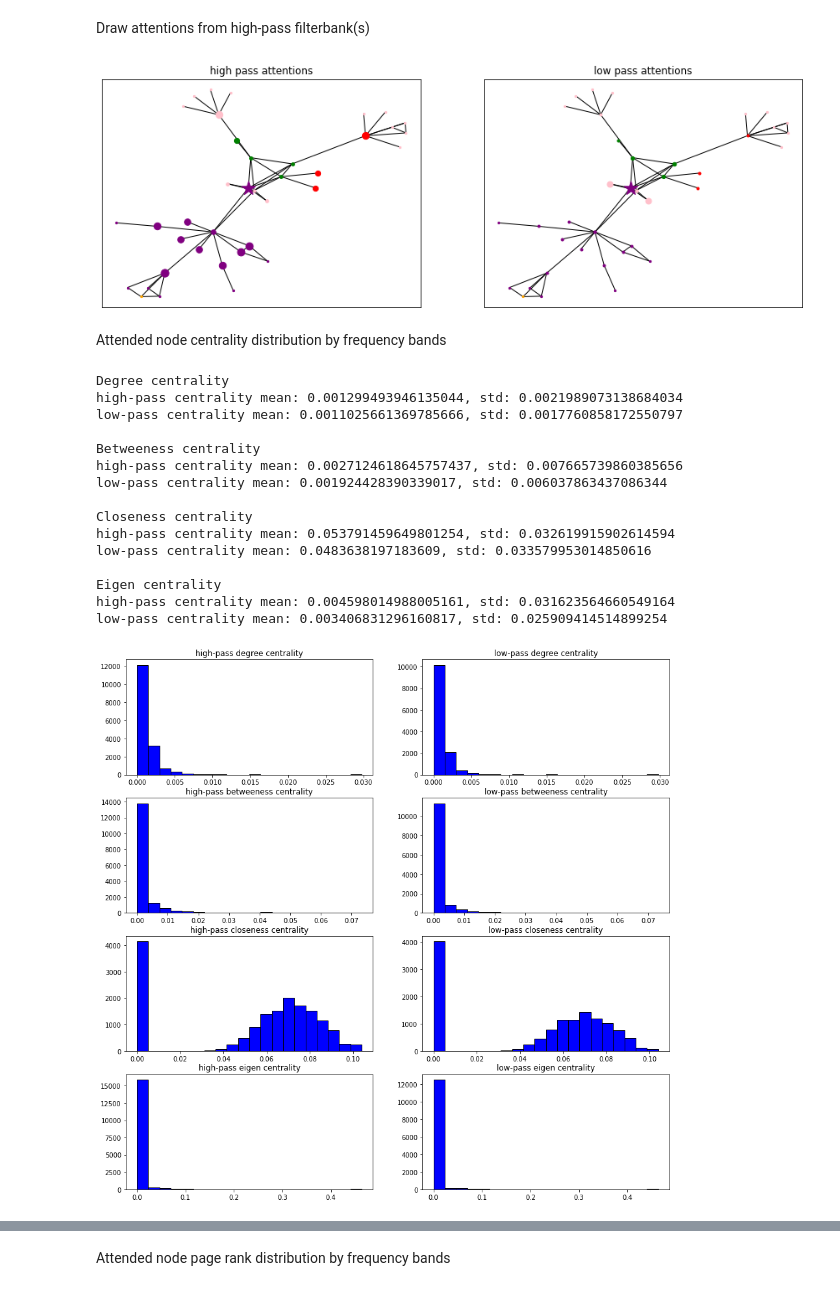
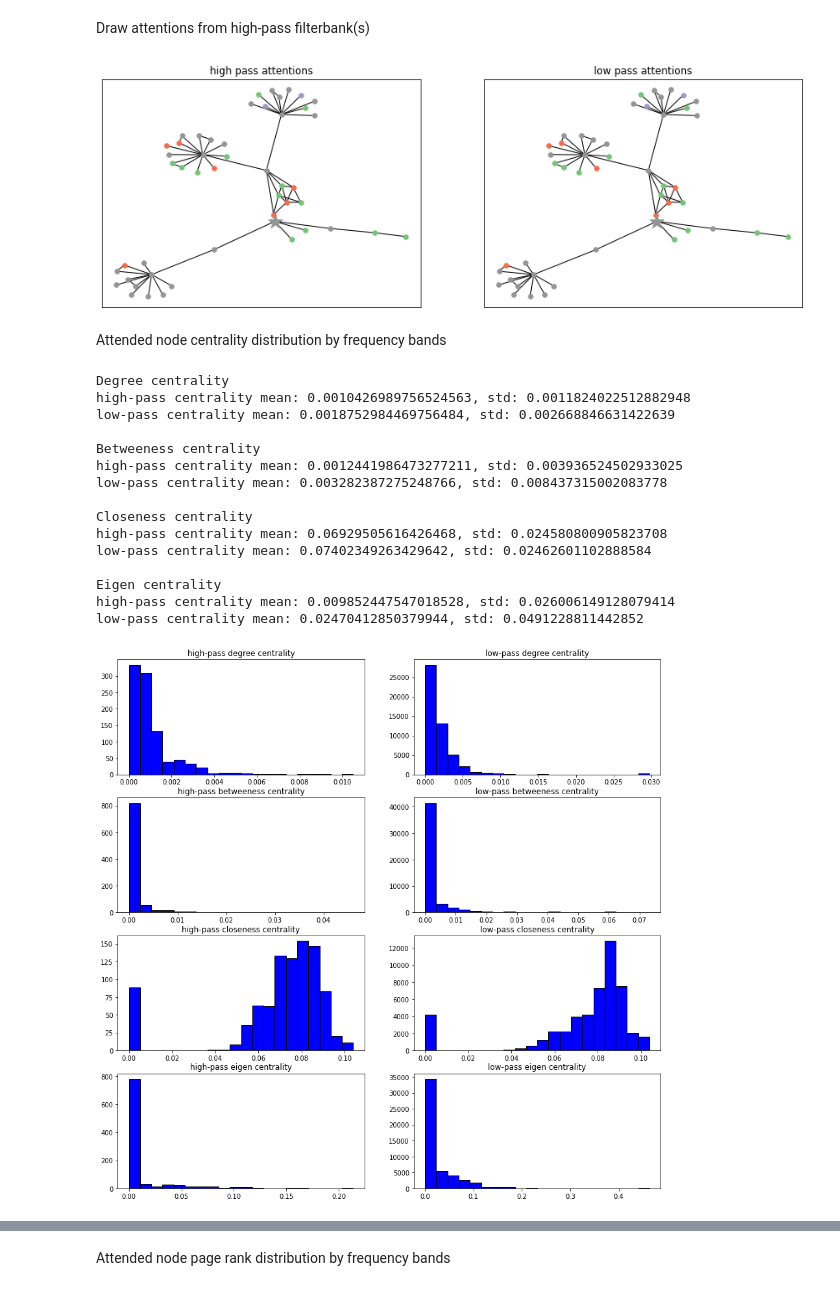
Before and after one commit to seanli3/asgat, a Jupyter notebook: citation/citeseer_frequency_analysis.ipynb, the cells around one changed output, grey strips where cells are left out. Drawn from its saved outputs; the diff is of its cells as text; code cells hidden in the pictures.

Commit message:
Fix bug in calculating attentions

```diff
--- a/citation/citeseer_frequency_analysis.ipynb
+++ b/citation/citeseer_frequency_analysis.ipynb
@@ -134,7 +134,7 @@ class Net(torch.nn.Module):
         return F.log_softmax(x, dim=1), attentions_1, attentions_2
 
 
-dataset = get_planetoid_dataset(dataset_name, normalize_features, edge_dropout=edge_dropout,
+dataset = get_dataset(dataset_name, normalize_features, edge_dropout=edge_dropout,
                                 node_feature_dropout=node_feature_dropout)
 if cuda:
     dataset[0].to('cuda')
@@ -172,11 +172,11 @@ class SingleNet(torch.nn.Module):
 # %% [markdown]
 Load trained model and evaluate
 # %%
-# model = Net(dataset)
-# model.load_state_dict(torch.load('./model/best_{}_gpu.pkl'.format(dataset_name),  map_location={'cuda:0': 'cpu'}))
+model = Net(dataset)
+model.load_state_dict(torch.load('./model/best_{}_gpu.pkl'.format(dataset_name),  map_location={'cuda:0': 'cpu'}))
 
-model = SingleNet(dataset)
-model.load_state_dict(torch.load('./model/best_{}_single_layer.pkl'.format(dataset_name)))
+# model = SingleNet(dataset)
+# model.load_state_dict(torch.load('./model/best_{}_single_layer.pkl'.format(dataset_name)))
 
 filter_kernel = model.analysis.filter_kernel
 
@@ -341,11 +533,11 @@ Draw attentions from high-pass filterbank(s)
 low_attentions = torch.stack(low_att1, 0).sum(0)
 high_attentions = torch.stack(high_att1, 0).sum(0)
 
-index = 0
+index = 7
 node = high_not_low_correct_nodes[index].item()
 # node = low_not_high_correct_nodes[2].item()
+900411171521
 
-node_colors = {0: 'red', 1: 'orange', 2: 'purple', 3: 'lime', 4: 'pink', 5: 'green', 6: 'black'}
 Gego = nx.ego_graph(G, node, 3)
 nodePos = nx.layout.spring_layout(Gego)
 
@@ -357,9 +549,9 @@ for n in Gego.nodes:
     nx.draw_networkx_nodes(Gego, nodePos,
                            ax=ax1,
                            nodelist=[n],
-                           node_color=node_colors[dataset[0].y[n].item()],
+                           node_color=[node_colors[dataset[0].y[n].item()](0.5)],
                            node_shape="*" if n == node else "o",
-                           node_size=300 if n == node else torch.exp(high_attentions[node, n]*4).clamp(max=300, min=5))
+                           node_size=300 if n == node else (high_attentions[node, n]*50).clamp(max=400, min=30))
 nx.draw_networkx_edges(Gego,nodePos, linewidths=0.5, ax=ax1)
 
 ax2 = plt.subplot(1, 2, 2)
@@ -369,14 +561,14 @@ for n in Gego.nodes:
     nx.draw_networkx_nodes(Gego, nodePos,
                            ax=ax2,
                            nodelist=[n],
-                           node_color=node_colors[dataset[0].y[n].item()],
+                           node_color=[node_colors[dataset[0].y[n].item()](0.5)],
                            node_shape="*" if n == node else "o",
-                           node_size=300 if n == node else torch.exp(low_attentions[node, n]*4).clamp(max=300, min=5))
+                           node_size=300 if n == node else (low_attentions[node, n]*50).clamp(max=400, min=30))
 nx.draw_networkx_edges(Gego,nodePos, linewidths=0.5, ax=ax2)
 
 plt.show()
 # %% [output]
-[figure, old version]
+[figure, new version]
 # %% [markdown]
 Attended node centrality distribution by frequency bands
 # %%
@@ -386,7 +578,7 @@ centrality_degree = nx.degree_centrality(G)
 centrality_close = nx.closeness_centrality(G)
 centrality_eigen = nx.eigenvector_centrality(G)
 # %%
-min_att = 1
+min_att = 0
 plt.figure(figsize=(15,15))
 
 print('Degree centrality')
@@ -422,39 +614,39 @@ centralities = torch.tensor([centrality_close[n] for n in (high_attentions > min
 print('high-pass centrality mean: {}, std: {}'.format(centralities.mean().item(), centralities.std().item()))
 plt.hist(centralities, color = 'blue', edgecolor = 'black', bins = 20)
 
 ax6 = plt.subplot(4, 2, 6)
 ax6.set_title('low-pass closeness centrality')
 centralities = torch.tensor([centrality_close[n] for n in (low_attentions > min_att).nonzero(as_tuple=True)[1].tolist()])
 print('low-pass centrality mean: {}, std: {}'.format(centralities.mean().item(), centralities.std().item()))
 plt.hist(centralities, color = 'blue', edgecolor = 'black', bins = 20)
 
 print('\nEigen centrality')
 ax7 = plt.subplot(4, 2, 7)
 ax7.set_title('high-pass eigen centrality')
 centralities = torch.tensor([centrality_eigen[n] for n in (high_attentions > min_att).nonzero(as_tuple=True)[1].tolist()])
 print('high-pass centrality mean: {}, std: {}'.format(centralities.mean().item(), centralities.std().item()))
 plt.hist(centralities, color = 'blue', edgecolor = 'black', bins = 20)
 
 
 ax8 = plt.subplot(4, 2, 8)
 ax8.set_title('low-pass eigen centrality')
 centralities = torch.tensor([centrality_eigen[n] for n in (low_attentions > min_att).nonzero(as_tuple=True)[1].tolist()])
 print('low-pass centrality mean: {}, std: {}'.format(centralities.mean().item(), centralities.std().item()))
 plt.hist(centralities, color = 'blue', edgecolor = 'black', bins = 20);
 # %% [output]
 Degree centrality
-high-pass centrality mean: 0.001299493946135044, std: 0.0021989073138684034
-low-pass centrality mean: 0.0011025661369785666, std: 0.0017760858172550797
+high-pass centrality mean: 0.0010426989756524563, std: 0.0011824022512882948
+low-pass centrality mean: 0.0018752984469756484, std: 0.002668846631422639
 
 Betweeness centrality
-high-pass centrality mean: 0.0027124618645757437, std: 0.007665739860385656
-low-pass centrality mean: 0.001924428390339017, std: 0.006037863437086344
+high-pass centrality mean: 0.0012441986473277211, std: 0.003936524502933025
+low-pass centrality mean: 0.003282387275248766, std: 0.008437315002083778
 
 Closeness centrality
-high-pass centrality mean: 0.053791459649801254, std: 0.032619915902614594
-low-pass centrality mean: 0.0483638197183609, std: 0.033579953014850616
+high-pass centrality mean: 0.06929505616426468, std: 0.024580800905823708
+low-pass centrality mean: 0.07402349263429642, std: 0.02462601102888584
 
 Eigen centrality
-high-pass centrality mean: 0.004598014988005161, std: 0.031623564660549164
-low-pass centrality mean: 0.003406831296160817, std: 0.025909414514899254
+high-pass centrality mean: 0.009852447547018528, std: 0.026006149128079414
+low-pass centrality mean: 0.02470412850379944, std: 0.0491228811442852
-[figure, old version]
+[figure, new version]
```
Also changed, not shown: parts of 41 cells of this notebook, 5 other files.
